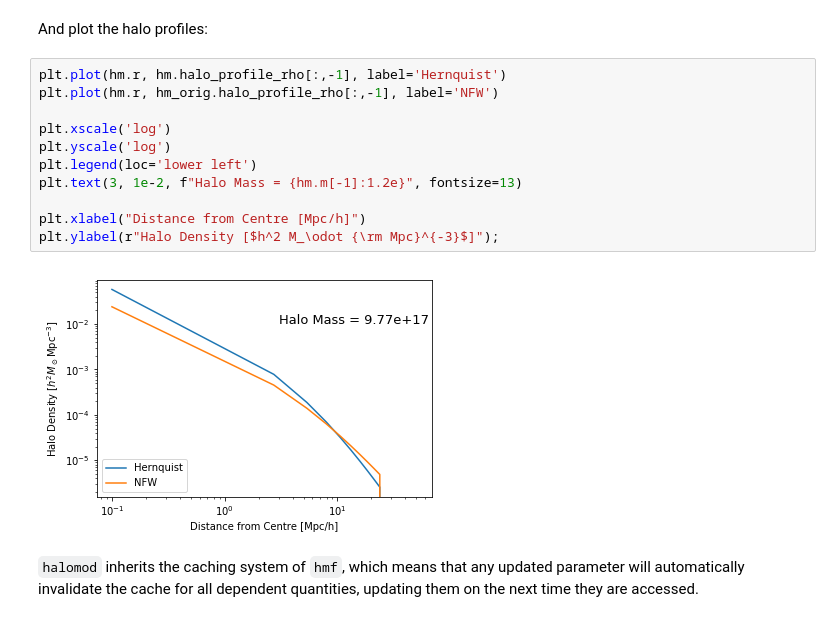
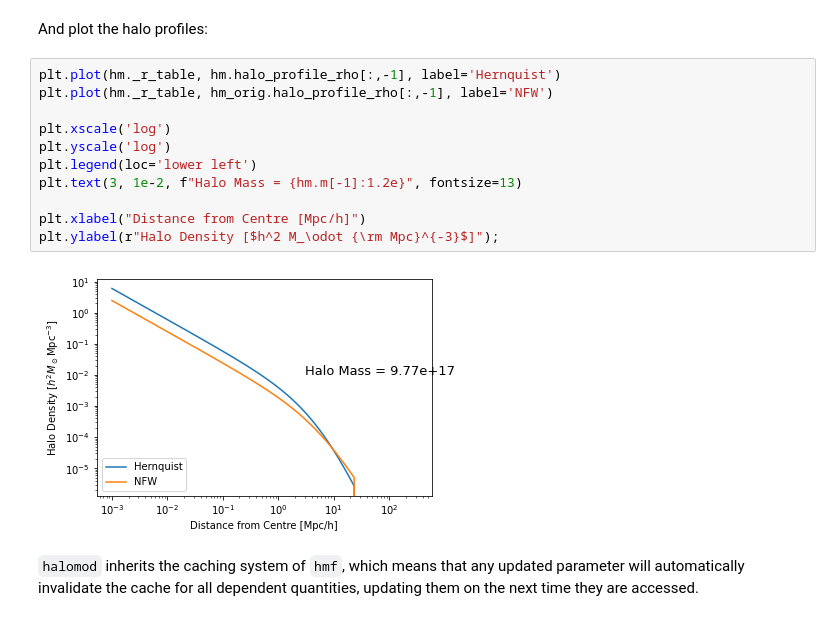
Before and after one commit to halomod/halomod, a Jupyter notebook: docs/examples/getting_started.ipynb, the cells around one changed output. Cells and saved outputs as stored; diff of their text form.

```diff
--- a/docs/examples/getting_started.ipynb
+++ b/docs/examples/getting_started.ipynb
@@ -190,18 +190,18 @@ hm_orig = TracerHaloModel()
 # %% [markdown]
 And plot the halo profiles:
 # %%
-plt.plot(hm.r, hm.halo_profile_rho[:,-1], label='Hernquist')
-plt.plot(hm.r, hm_orig.halo_profile_rho[:,-1], label='NFW')
+plt.plot(hm._r_table, hm.halo_profile_rho[:,-1], label='Hernquist')
+plt.plot(hm._r_table, hm_orig.halo_profile_rho[:,-1], label='NFW')
 
 plt.xscale('log')
 plt.yscale('log')
 plt.legend(loc='lower left')
 plt.text(3, 1e-2, f"Halo Mass = {hm.m[-1]:1.2e}", fontsize=13)
 
 plt.xlabel("Distance from Centre [Mpc/h]")
 plt.ylabel(r"Halo Density [$h^2 M_\odot {\rm Mpc}^{-3}$]");
 # %% [output]
-[figure, old version]
+[figure, new version]
 # %% [markdown]
 `halomod` inherits the caching system of `hmf`, which means that any updated parameter will automatically invalidate the cache for all dependent quantities, updating them on the next time they are accessed.
 # %% [markdown]
```
Also changed, not shown: parts of 13 cells of this notebook, 1 other file.
